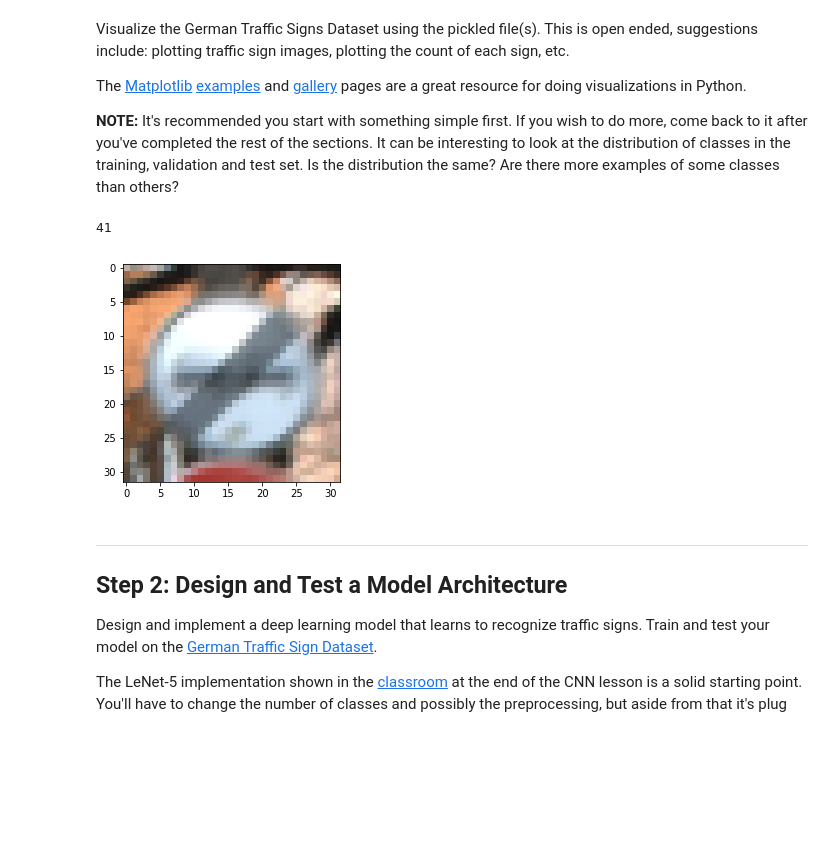
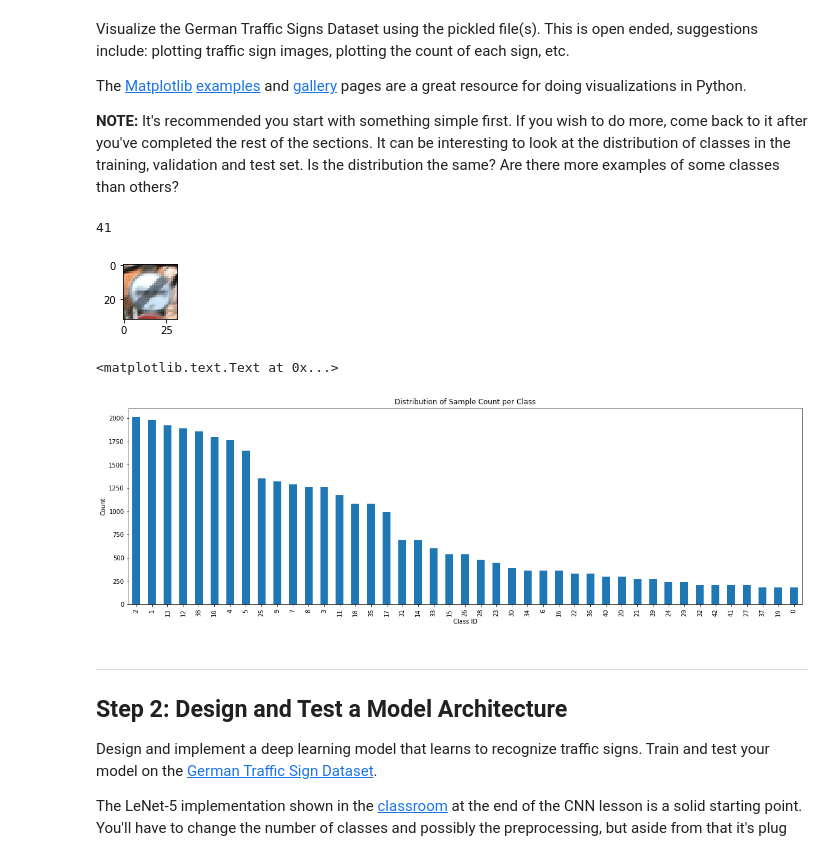
Before and after one commit to fengjihua/CarND-Traffic-Sign-Classifier-P2, a Jupyter notebook: Traffic_Sign_Classifier.ipynb, the cells around one changed output. Saved outputs shown, nothing was run; the diff lists cells and outputs as text; code cells hidden in the pictures; blank space fills up the shorter version.

```diff
--- a/Traffic_Sign_Classifier.ipynb
+++ b/Traffic_Sign_Classifier.ipynb
@@ -92,17 +116,28 @@ The [Matplotlib](http://matplotlib.org/) [examples](http://matplotlib.org/exampl
 # %%
 ### Data exploration visualization code goes here.
 ### Feel free to use as many code cells as needed.
 import matplotlib.pyplot as plt
 # Visualizations will be shown in the notebook.
 %matplotlib inline
 
 index = 88
 print(y_train[index])
+plt.figure(figsize=(1,1))
 plt.imshow(X_train[index])
+# plt.imshow(rgb2gray(X_train[index]), cmap = plt.cm.gray)
 plt.show()
+
+label_counts = pd.Series(train['labels']).value_counts()
+# print (label_counts)
+ax=label_counts.plot(kind='bar', figsize=(20,6))
+ax.set_ylabel('Count')
+ax.set_xlabel('Class ID')
+ax.set_title('Distribution of Sample Count per Class')
 # %% [output]
 41
-[figure, old version]
+[figure, new version]
+<matplotlib.text.Text at 0x...>
+[figure, added]
 # %% [markdown]
 ----
 
```
Also changed, not shown: parts of 20 cells of this notebook, 17 other files.
